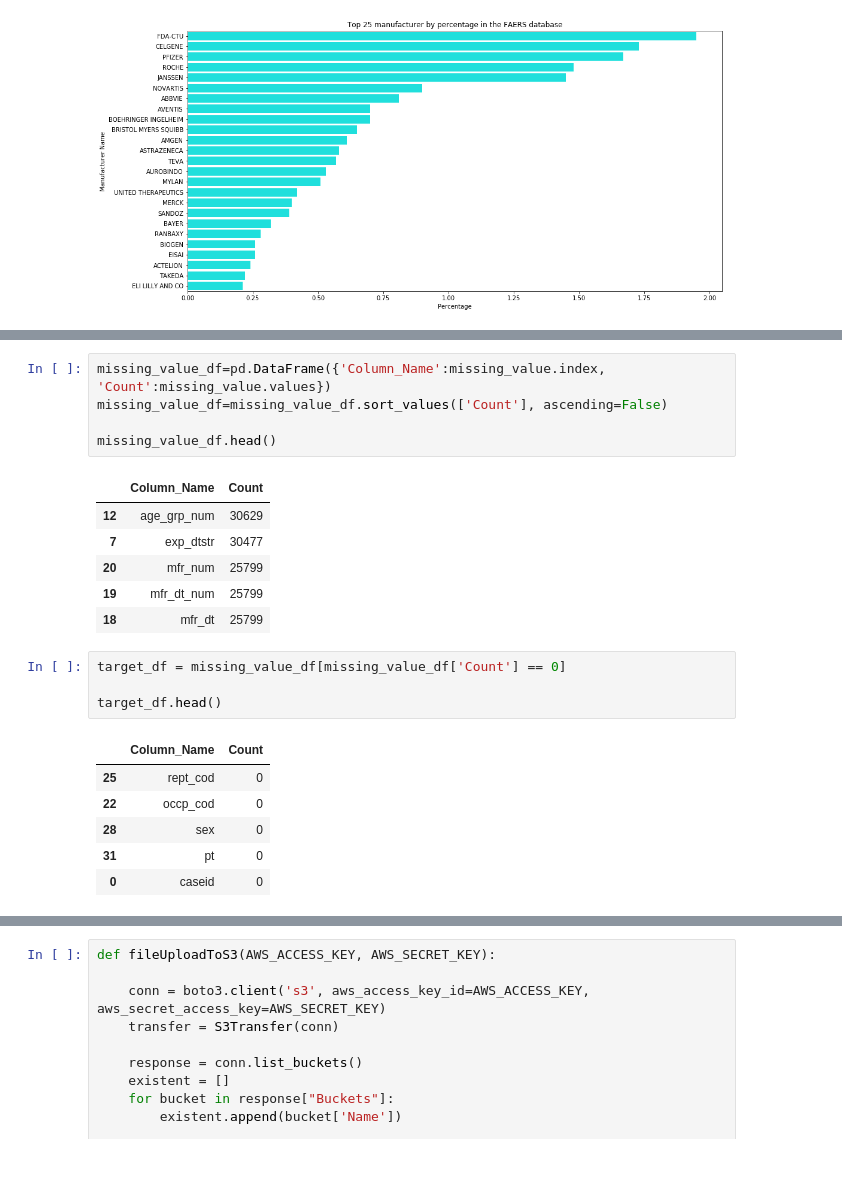
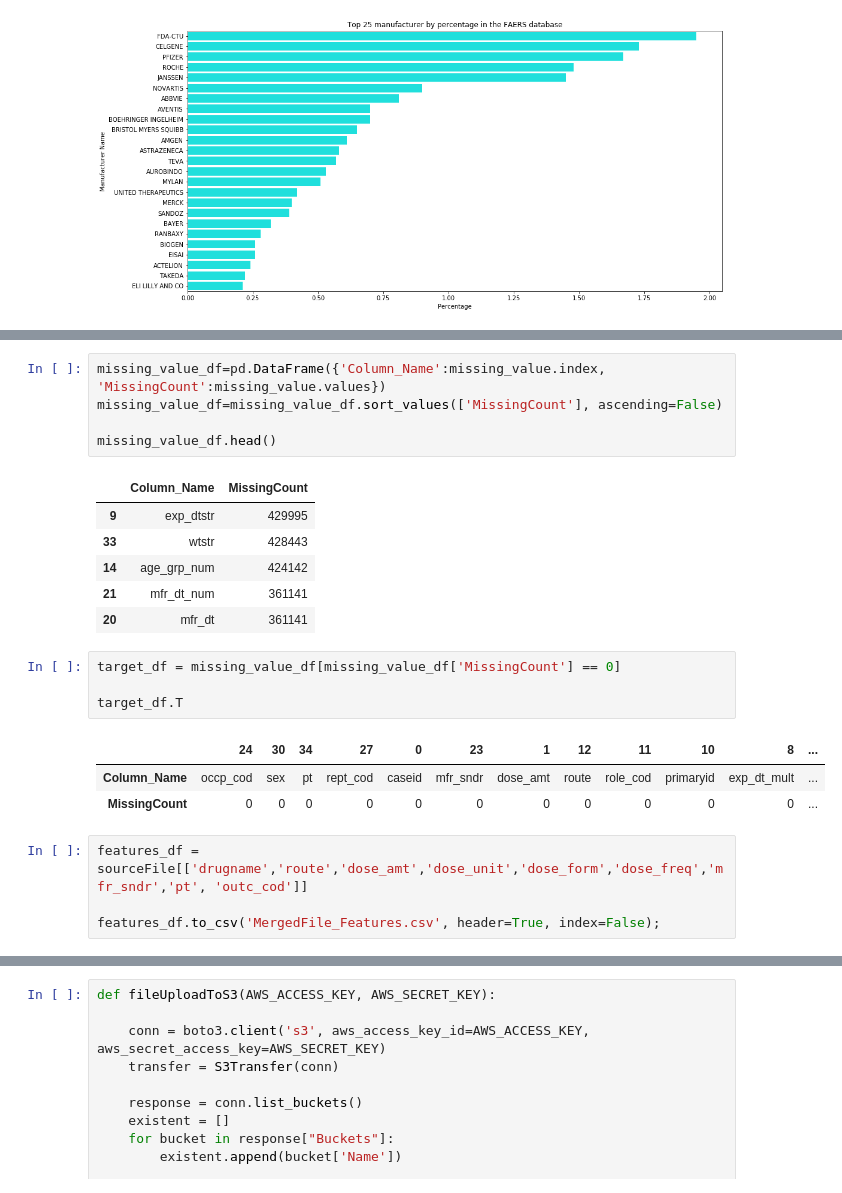
Before and after one commit to prashantvikramsingh/FAERS-FinalProject, a Jupyter notebook: EDA.ipynb, the cells around one changed output, grey strips where cells are left out. Drawn from its saved outputs; the diff is of its cells as text; blank space fills up the shorter version.

```diff
--- a/EDA.ipynb
+++ b/EDA.ipynb
@@ -125,27 +125,28 @@ role_cod           0
 dtype: int64
 # %%
-missing_value_df=pd.DataFrame({'Column_Name':missing_value.index, 'Count':missing_value.values})
-missing_value_df=missing_value_df.sort_values(['Count'], ascending=False)
+missing_value_df=pd.DataFrame({'Column_Name':missing_value.index, 'MissingCount':missing_value.values})
+missing_value_df=missing_value_df.sort_values(['MissingCount'], ascending=False)
 
 missing_value_df.head()
 # %% [output]
-|  | Column_Name | Count |
-| 12 | age_grp_num | 30629 |
-| 7 | exp_dtstr | 30477 |
-| 20 | mfr_num | 25799 |
-| 19 | mfr_dt_num | 25799 |
-| 18 | mfr_dt | 25799 |
+|  | Column_Name | MissingCount |
+| 9 | exp_dtstr | 429995 |
+| 33 | wtstr | 428443 |
+| 14 | age_grp_num | 424142 |
+| 21 | mfr_dt_num | 361141 |
+| 20 | mfr_dt | 361141 |
 # %%
-target_df = missing_value_df[missing_value_df['Count'] == 0]
+target_df = missing_value_df[missing_value_df['MissingCount'] == 0]
 
-target_df.head()
+target_df.T
 # %% [output]
-|  | Column_Name | Count |
-| 25 | rept_cod | 0 |
-| 22 | occp_cod | 0 |
-| 28 | sex | 0 |
-| 31 | pt | 0 |
-| 0 | caseid | 0 |
+|  | 24 | 30 | 34 | 27 | 0 | 23 | 1 | 12 | 11 | 10 | 8 | ... |
+| Column_Name | occp_cod | sex | pt | rept_cod | caseid | mfr_sndr | dose_amt | route | role_cod | primaryid | exp_dt_mult | ... |
+| MissingCount | 0 | 0 | 0 | 0 | 0 | 0 | 0 | 0 | 0 | 0 | 0 | ... |
+# %%
+features_df = sourceFile[['drugname','route','dose_amt','dose_unit','dose_form','dose_freq','mfr_sndr','pt', 'outc_cod']]
+
+features_df.to_csv('MergedFile_Features.csv', header=True, index=False);
 # %%
 target_df['Column_Name']
 # %% [output]
```
Also changed, not shown: parts of 4 cells of this notebook.
